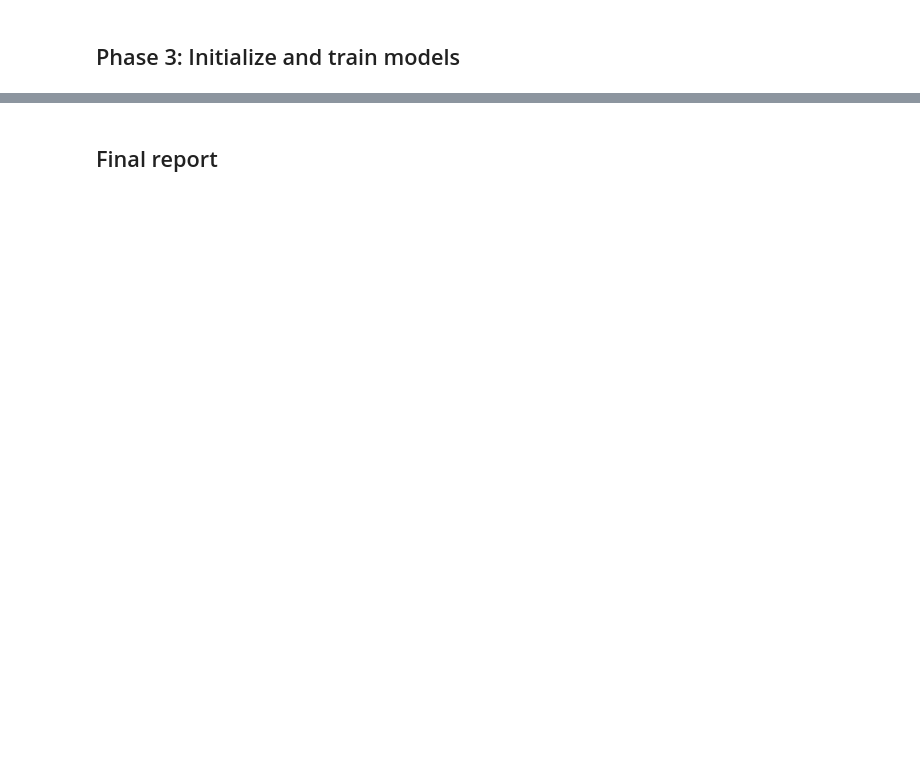
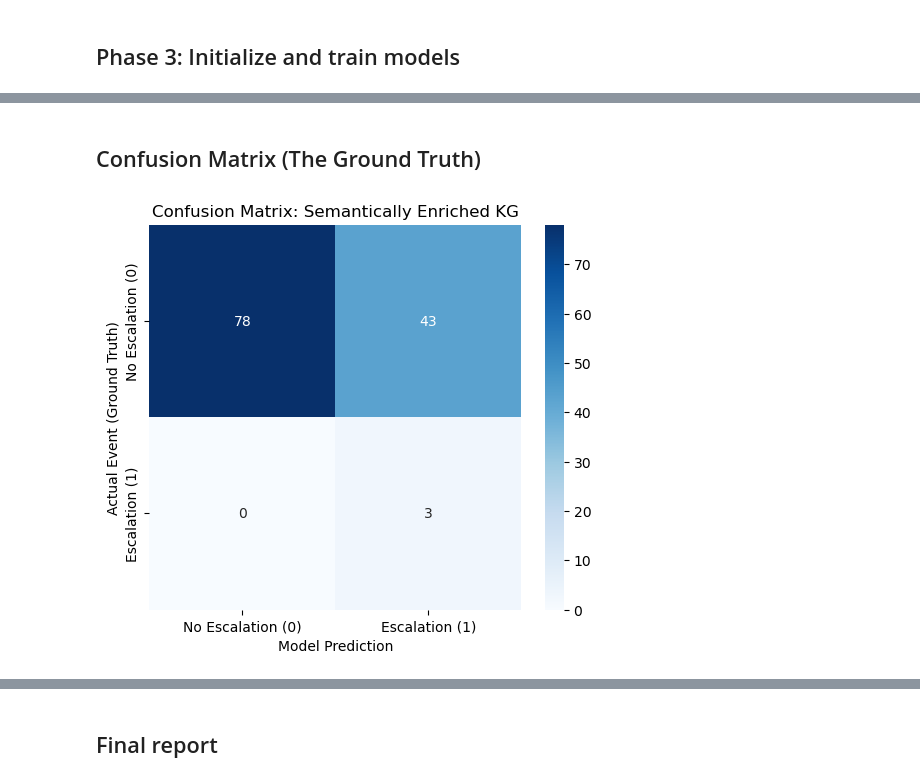
Before and after one commit to mdyagual/sna-for-oms-project, a Jupyter notebook: notebooks/risk_prediction_overview.ipynb, the cells around one changed output, grey strips where cells are left out. Cells and saved outputs as stored; diff of their text form; code cells hidden in the pictures; blank space fills up the shorter version.

```diff
--- a/notebooks/risk_prediction_overview.ipynb
+++ b/notebooks/risk_prediction_overview.ipynb
@@ -115,0 +164,30 @@ Enriched KG  -> AUC: 0.917 | Recall: 0.000
+# %% [markdown]
+## Confusion Matrix (The Ground Truth)
+# %%
+import seaborn as sns
+import matplotlib.pyplot as plt
+#import numpy as np
+from sklearn.metrics import confusion_matrix
+
+# 1. Convert raw probabilities into binary predictions using your optimized threshold
+threshold = 0.15
+preds_binary_e_sna = (preds_e_sna >= threshold).astype(int)
+
+# 2. Generate the confusion matrix using the Enriched Model's data
+cm = confusion_matrix(y_true_e_sna, preds_binary_e_sna)
+
+# 3. Plot the matrix
+plt.figure(figsize=(6, 5))
+sns.heatmap(cm, annot=True, fmt='d', cmap='Blues',
+            xticklabels=['No Escalation (0)', 'Escalation (1)'],
+            yticklabels=['No Escalation (0)', 'Escalation (1)'])
+plt.ylabel('Actual Event (Ground Truth)')
+plt.xlabel('Model Prediction')
+plt.title('Confusion Matrix: Semantically Enriched KG')
+
+filename_conf_mtx = f"confusion_matrix_enriched_{timestamp}.png"
+# Save and show
+plt.savefig(filename_conf_mtx, dpi=300, bbox_inches='tight')
+plt.show()
+# %% [output]
+[figure, added]
```
Also changed, not shown: parts of 8 cells of this notebook.
